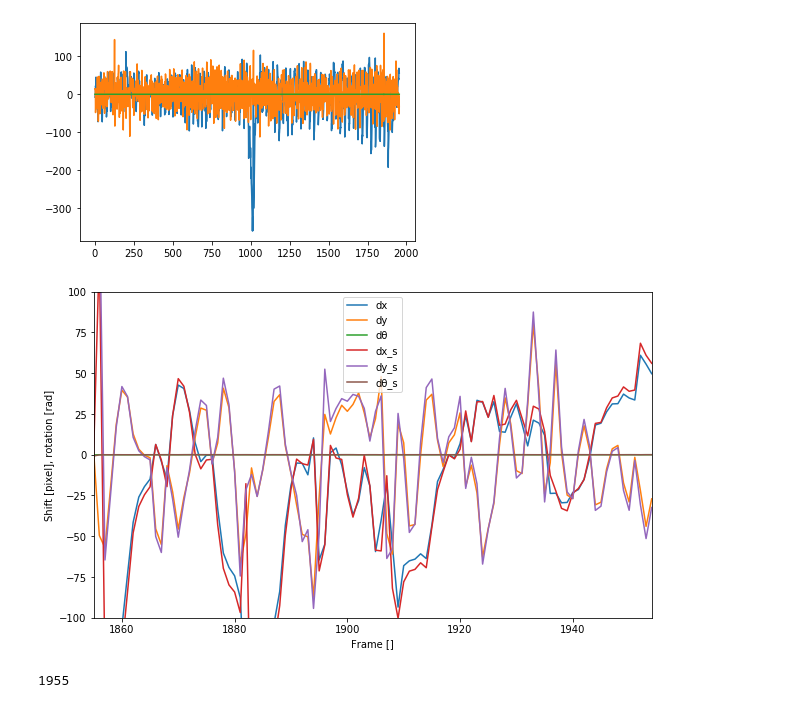
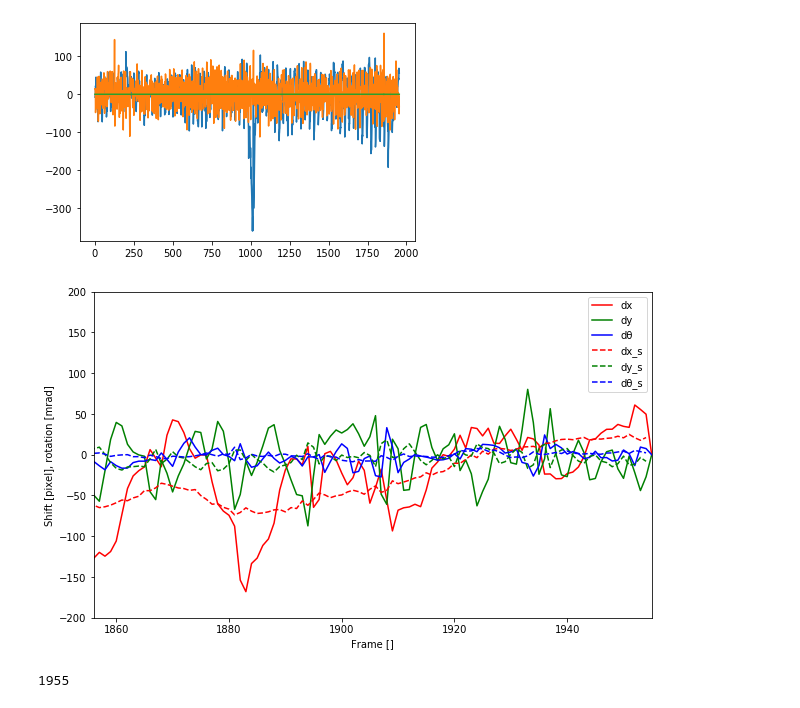
Before and after one commit to yossato/virtualGimbal, a Jupyter notebook: post_processing_software/jupyter/visualize_rotation_and_translation.ipynb, the cells around one changed output. Drawn from its saved outputs; the diff is of its cells as text; code cells hidden in the pictures.

```diff
--- a/post_processing_software/jupyter/visualize_rotation_and_translation.ipynb
+++ b/post_processing_software/jupyter/visualize_rotation_and_translation.ipynb
@@ -86,25 +86,25 @@ plt.plot(jsonToArray('/home/yoshiaki/Videos/C0006_stabilized_2022-11-3.4-35-43.j
 # %%
 pose2d = jsonToArray('/home/yoshiaki/Videos/C0006.json')
 
-stabilized_pose2d = jsonToArray('/home/yoshiaki/Videos/C0006_stabilized_2022-11-3.4-35-43.json')
+stabilized_pose2d = jsonToArray('/home/yoshiaki/Videos/C0006_stabilized_2022-11-3.9-31-37.json')
 plt.figure(figsize=(10,6))
 
-plt.plot(pose2d[:,0], label='dx')
-plt.plot(pose2d[:,1], label='dy')
-plt.plot(pose2d[:,2], label='dθ')
-plt.plot(stabilized_pose2d[:,0], label='dx_s')
-plt.plot(stabilized_pose2d[:,1], label='dy_s')
-plt.plot(stabilized_pose2d[:,2], label='dθ_s')
+plt.plot(pose2d[:,0], 'r',label='dx')
+plt.plot(pose2d[:,1], 'g',label='dy')
+plt.plot(pose2d[:,2]*1000, 'b',label='dθ')
+plt.plot(stabilized_pose2d[:,0],'r--', label='dx_s')
+plt.plot(stabilized_pose2d[:,1], 'g--',label='dy_s')
+plt.plot(stabilized_pose2d[:,2]*1000, 'b--',label='dθ_s')
 plt.legend()
 
 #ラベルを追加
 plt.xlabel('Frame []')
-plt.ylabel('Shift [pixel], rotation [rad]')
-plt.ylim(-100,100)
+plt.ylabel('Shift [pixel], rotation [mrad]')
+plt.ylim(-200,200)
 plt.xlim(pose2d.shape[0]-100,pose2d.shape[0]-1)
 plt.show()
 # %% [output]
-[figure, old version]
+[figure, new version]
 # %%
 pose2d.shape[0]
 # %% [output]
```
Also changed, not shown: parts of 1 cell of this notebook, 1 other file.
